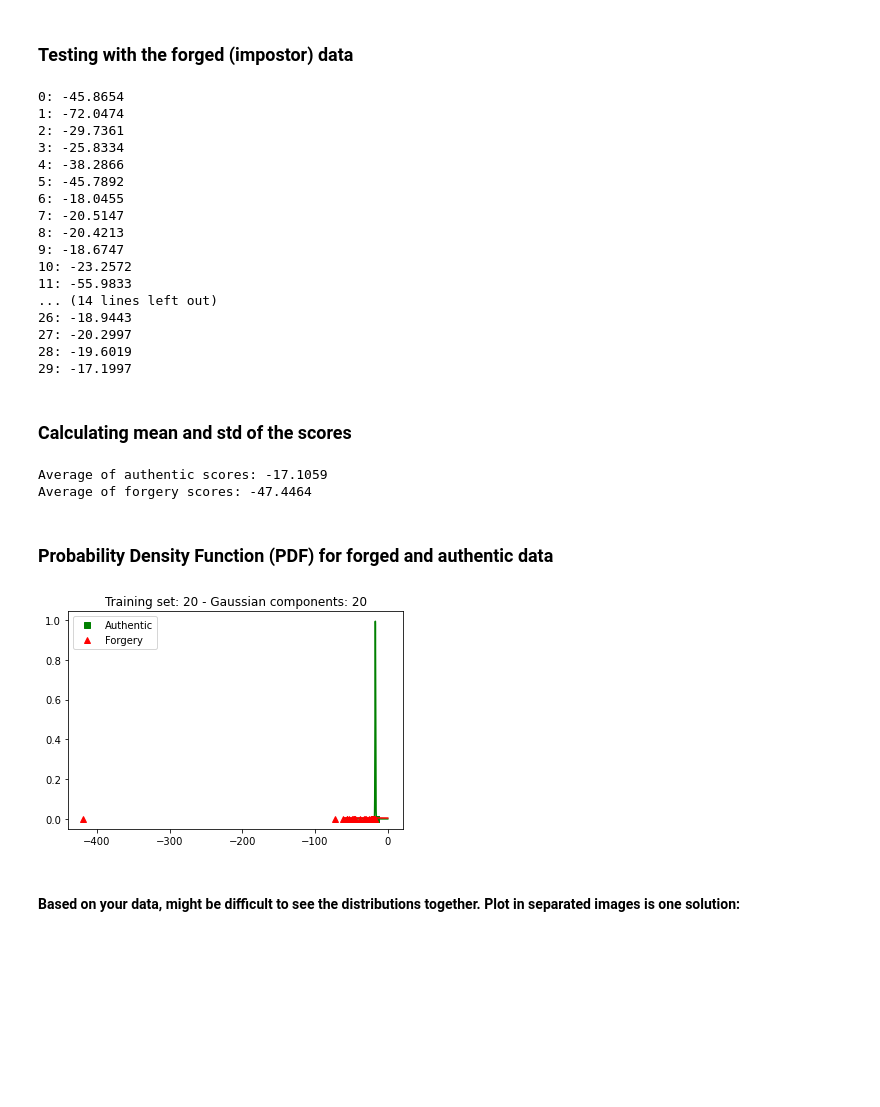
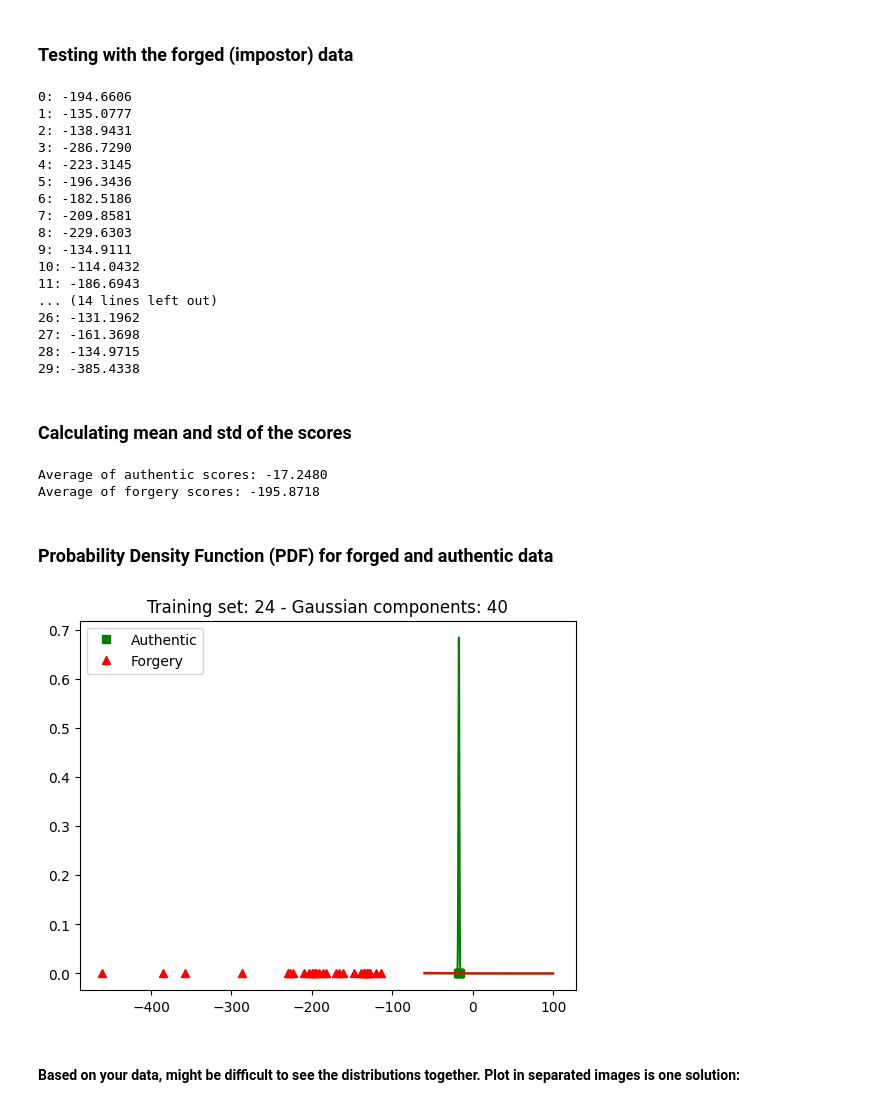
Before and after one commit to xtinatruong/encm509, a Jupyter notebook: Lab3/Lab3-SigVerif GMM.ipynb, the cells around one changed output. Cells and saved outputs as stored; diff of their text form; code cells hidden in the pictures; blank space fills up the shorter version.

```diff
--- a/Lab3/Lab3-SigVerif GMM.ipynb
+++ b/Lab3/Lab3-SigVerif GMM.ipynb
@@ -25,7 +32,7 @@ from scipy.stats import norm
 
 # this is the place where the folders "genuine" and "impostor" are
 # change it to point to your dataset.
-base_dir = '../signature_samples/biometrics/'
+base_dir = 'signature_samples/biometrics/'
 # note that if your dataset folder is in the same folder as the notebook,
 # you don't need the "../" only "./"
 #base_dir = './signature_samples/biometrics/'
@@ -60,10 +67,10 @@ Size of the "imp_lst" vector: 30
 ## Classification: selecting subset to train
 # %%
 # number of signature samples to use for training the models
-NUMTRAININGPATTERNS = 20
+NUMTRAININGPATTERNS = 24 # 80% of signatures
 
 # number of Gaussian mixture components in the GMM
-NUMGCOMPONENTS = 20
+NUMGCOMPONENTS = 40
 
 # usually we don't know the final size of train_set because
 # each signature has different number of points.
@@ -127,23 +130,23 @@ for i in range(numForgedSigs):
     print('%d: %.4f' % (i, score))
     fScores.append(score)
 # %% [output]
-0: -45.8654
-1: -72.0474
-2: -29.7361
-3: -25.8334
-4: -38.2866
-5: -45.7892
-6: -18.0455
-7: -20.5147
-8: -20.4213
-9: -18.6747
-10: -23.2572
-11: -55.9833
+0: -194.6606
+1: -135.0777
+2: -138.9431
+3: -286.7290
+4: -223.3145
+5: -196.3436
+6: -182.5186
+7: -209.8581
+8: -229.6303
+9: -134.9111
+10: -114.0432
+11: -186.6943
 ... (14 lines left out)
-26: -18.9443
-27: -20.2997
-28: -19.6019
-29: -17.1997
+26: -131.1962
+27: -161.3698
+28: -134.9715
+29: -385.4338
 # %% [markdown]
 ### Calculating mean and std of the scores
 # %%
@@ -158,24 +161,24 @@ fStd = np.std(fScores)
 print('Average of authentic scores: %.4f' % (aMu))
 print('Average of forgery scores: %.4f' % (fMu))
 # %% [output]
-Average of authentic scores: -17.1059
-Average of forgery scores: -47.4464
+Average of authentic scores: -17.2480
+Average of forgery scores: -195.8718
 # %% [markdown]
 ### Probability Density Function (PDF) for forged and authentic data
 # %%
 # change this range for your set
-x = np.arange(-60, 0, 0.01)
+x = np.arange(-60, 100, 0.01)
 
 aProb = norm.pdf(x, loc=aMu, scale=aStd)
 fProb = norm.pdf(x, loc=fMu, scale=fStd)
 plt.plot(x, aProb, 'g')
 plt.plot(aScores, np.zeros(len(aScores)), 'gs', lw=2, label='Authentic')
 plt.plot(x, fProb, 'r')
 plt.plot(fScores, np.zeros(len(fScores)), 'r^', lw=2, label='Forgery')
 plt.legend();
 plt.title('Training set: {} - Gaussian components: {}'.format(NUMTRAININGPATTERNS, NUMGCOMPONENTS));
 # %% [output]
-[figure, old version]
+[figure, new version]
 # %% [markdown]
 #### Based on your data, might be difficult to see the distributions together. Plot in separated images is one solution:
 # %%
```
Also changed, not shown: parts of 7 cells of this notebook.
